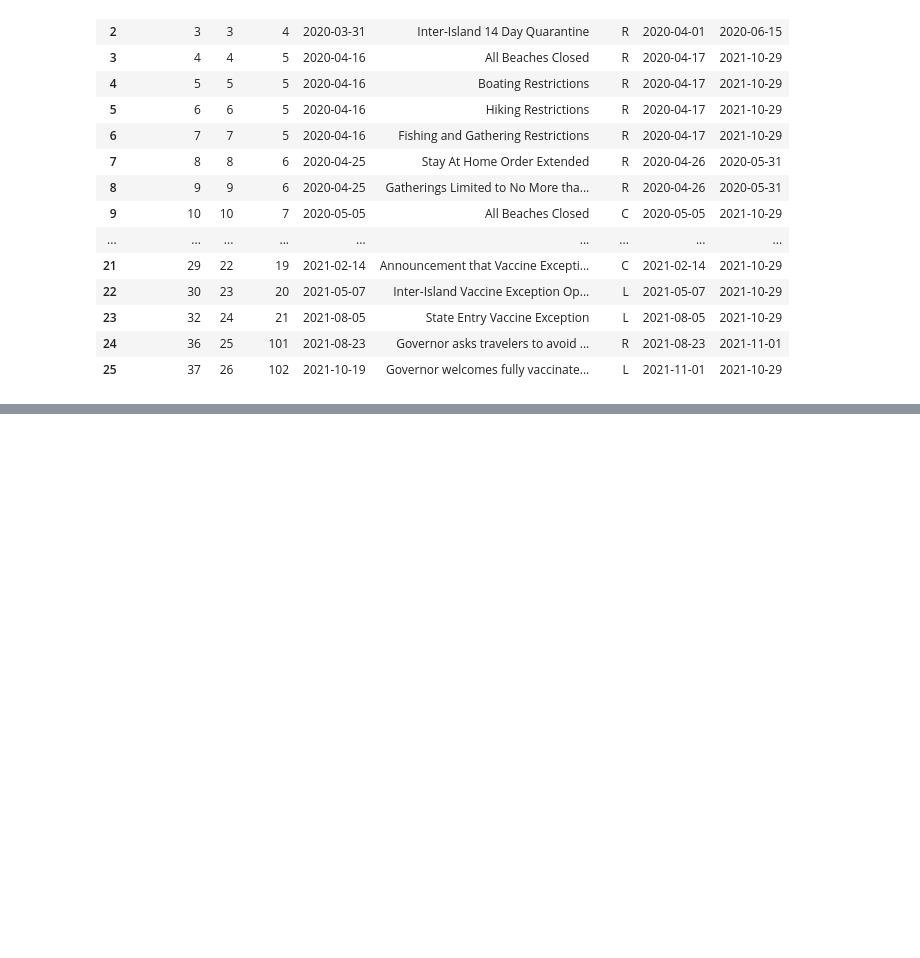
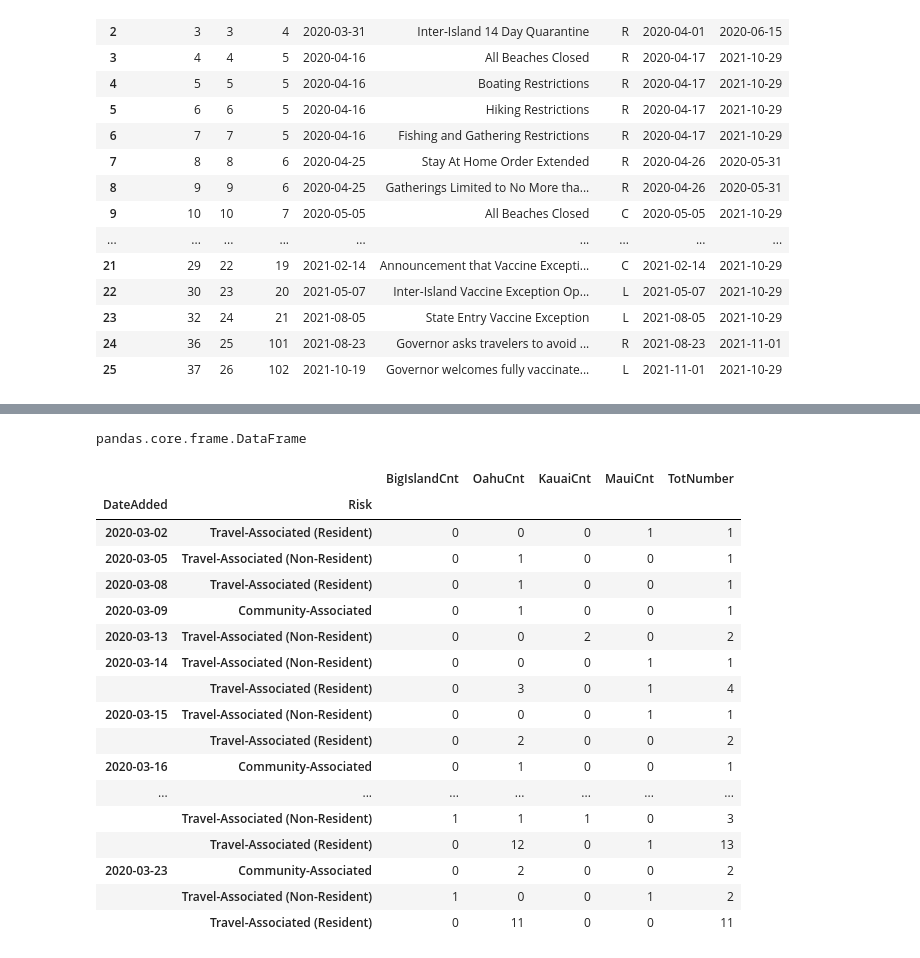
Before and after one commit to abartlettg/hawaiitourismcovid19, a Jupyter notebook: HCTEDA.ipynb, the cells around one changed output, grey strips where cells are left out. Saved outputs shown, nothing was run; the diff lists cells and outputs as text; code cells hidden in the pictures; blank space fills up the shorter version.

```diff
--- a/HCTEDA.ipynb
+++ b/HCTEDA.ipynb
@@ -48,0 +53,36 @@ SyntaxError: invalid syntax (<ipython-input-20-fa0a5ccac067>, line 1)
+# %%
+type(ccbrs)
+# %% [output]
+pandas.core.frame.DataFrame
+# %%
+# First, Need to Aggregate ccbrs
+
+ccbrstots = ccbrs.groupby(['DateAdded', 'Risk']).sum('TotNumber')
+
+
+#fig = px.histogram(ccbrstots, x="DateAdded", color="Risk")
+#fig.show()
+# %%
+ccbrstots = ccbrstots.drop(columns = 'Unnamed: 0')
+ccbrstots = ccbrstots.drop(columns = 'Count')
+# %%
+ccbrstots.head(30)
+# %% [output]
+|  |  | BigIslandCnt | OahuCnt | KauaiCnt | MauiCnt | TotNumber |
+| DateAdded | Risk |  |  |  |  |  |
+| 2020-03-02 | Travel-Associated (Resident) | 0 | 0 | 0 | 1 | 1 |
+| 2020-03-05 | Travel-Associated (Non-Resident) | 0 | 1 | 0 | 0 | 1 |
+| 2020-03-08 | Travel-Associated (Resident) | 0 | 1 | 0 | 0 | 1 |
+| 2020-03-09 | Community-Associated | 0 | 1 | 0 | 0 | 1 |
+| 2020-03-13 | Travel-Associated (Non-Resident) | 0 | 0 | 2 | 0 | 2 |
+| 2020-03-14 | Travel-Associated (Non-Resident) | 0 | 0 | 0 | 1 | 1 |
+|  | Travel-Associated (Resident) | 0 | 3 | 0 | 1 | 4 |
+| 2020-03-15 | Travel-Associated (Non-Resident) | 0 | 0 | 0 | 1 | 1 |
+|  | Travel-Associated (Resident) | 0 | 2 | 0 | 0 | 2 |
+| 2020-03-16 | Community-Associated | 0 | 1 | 0 | 0 | 1 |
+| ... | ... | ... | ... | ... | ... | ... |
+|  | Travel-Associated (Non-Resident) | 1 | 1 | 1 | 0 | 3 |
+|  | Travel-Associated (Resident) | 0 | 12 | 0 | 1 | 13 |
+| 2020-03-23 | Community-Associated | 0 | 2 | 0 | 0 | 2 |
+|  | Travel-Associated (Non-Resident) | 1 | 0 | 0 | 1 | 2 |
+|  | Travel-Associated (Resident) | 0 | 11 | 0 | 0 | 11 |
```
Also changed, not shown: parts of 5 cells of this notebook.
